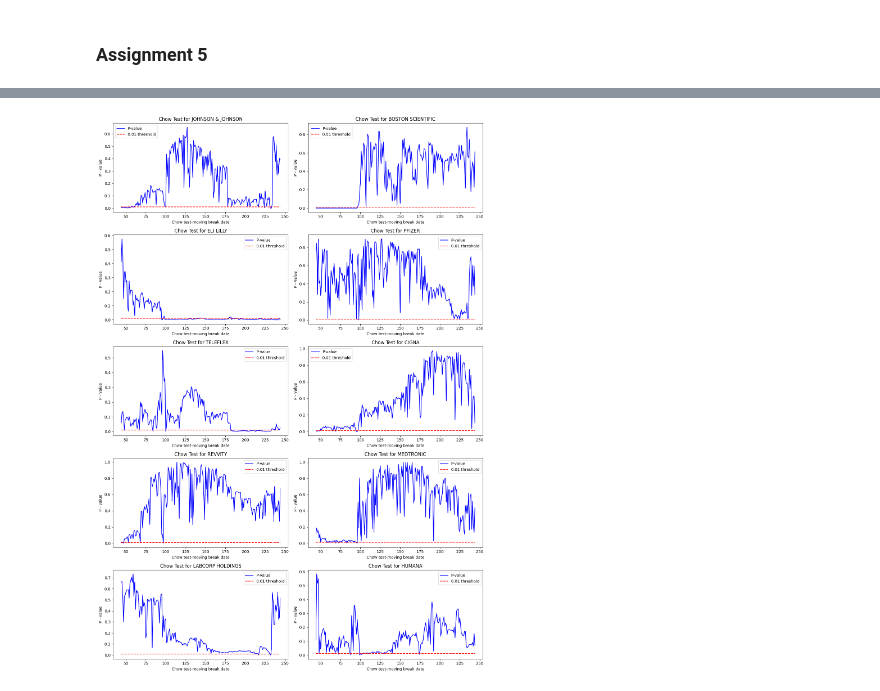
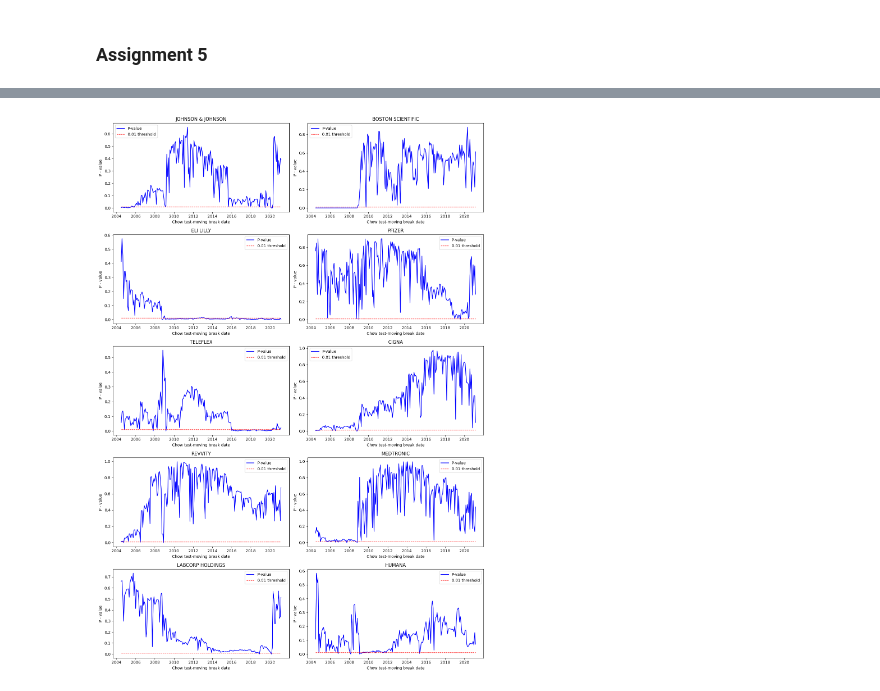
Before and after one commit to GiovanniGiorgioButEverybodyCallMeCot/CAPM-Regression, a Jupyter notebook: CAPM.ipynb, the cells around one changed output, grey strips where cells are left out. Saved outputs shown, nothing was run; the diff lists cells and outputs as text; code cells hidden in the pictures.

```diff
--- a/CAPM.ipynb
+++ b/CAPM.ipynb
@@ -280,37 +243,36 @@ for column in eEquities.columns:
 # %%
 #-----------------------------------------------------------------------------------------------------------------------------------#
 # Plot results
 
 # Get the number of equities
 num_equities = 10
 # Calculate the number of rows needed with two plots per row
 num_rows  = (num_equities + 1) // 2
 # Create the figure and axis grid
 fig, axes = plt.subplots(num_rows, 2, figsize=(14, 4 * num_rows))
-axes      = axes.flatten()  # Flatten the grid for easy indexing
-
-# Loop through each equity's p-values and plot them in the corresponding subplot
+# Flatten the grid for easy indexing
+axes      = axes.flatten()
+# Select the subset of dates to use as x axis
+t_subset = t[begin + 1:end]
+# Plot each equity's p-values with the date-based x-axis
 for i, (pvals, column) in enumerate(zip(Pvals, eEquities.columns)):
-    # Define the x-axis range for this equity
-    x_range = range(begin+1, end)
-
-    # Plot p-values for each equity on its respective axis
-    axes[i].plot(x_range, pvals, label="P-value", color="b")
-    axes[i].plot(x_range, 0.01 * np.ones_like(pvals), label="0.01 threshold", color="r", linestyle="--")
+    # Plot p-values for each equity on its respective axis using the date range
+    axes[i].plot(t_subset, pvals, label="P-value", color="b")
+    axes[i].plot(t_subset, 0.01 * np.ones_like(pvals), label="0.01 threshold", color="r", linestyle="--", linewidth=1)
 
     # Label the plot and add a title
-    axes[i].set_title(f"Chow Test for {column}")
+    axes[i].set_title(f"{column}")
     axes[i].set_xlabel('Chow test-moving break date')
     axes[i].set_ylabel('P - value')
     axes[i].legend()
 
 # Remove any empty subplots if the number of equities is odd
 if num_equities % 2 != 0:
     fig.delaxes(axes[-1])
 
 # Adjust layout and save the figure
 plt.tight_layout()
 plt.savefig('chowmoving.png', dpi=300)
 plt.show()
 # %% [output]
-[figure, old version]
+[figure, new version]
```
Also changed, not shown: parts of 2 cells of this notebook, 4 other files.
